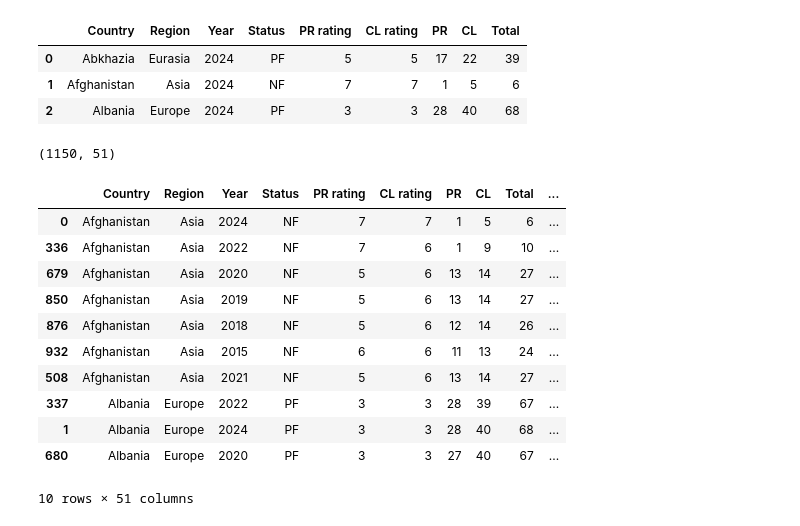
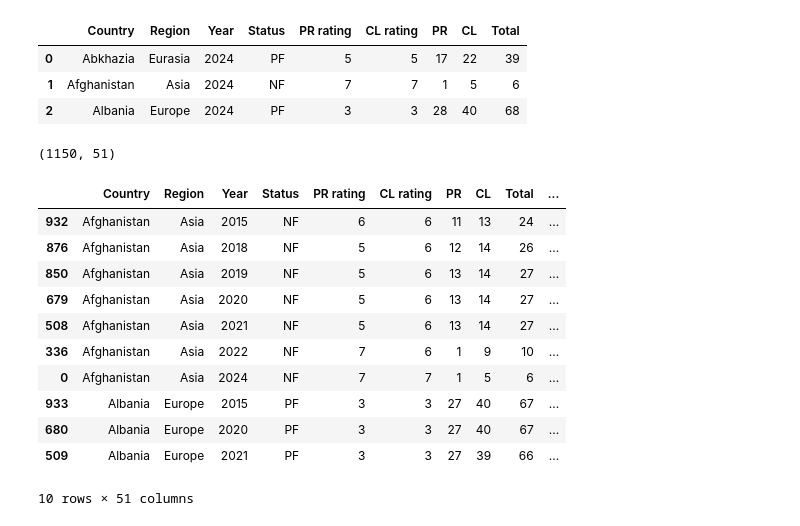
Before and after one commit to AidanMayhue/ml_3021_project, a Jupyter notebook: EDA/Cleaning.ipynb, the cells around one changed output. Drawn from its saved outputs; the diff is of its cells as text; code cells hidden in the pictures.

Commit message:
Fixed issue with cleaning, Years now match in combined dataset

```diff
--- a/EDA/Cleaning.ipynb
+++ b/EDA/Cleaning.ipynb
@@ -477,22 +477,22 @@ fhi.head(3)
 | 2 | Albania | Europe | 2024 | PF | 3 | 3 | 28 | 40 | 68 |
 # %%
 data = pd.merge(fhi, un, on = ["Country", "Year"], how = "inner")
-data = data.sort_values(by = "Country", ascending = True)
+data = data.sort_values(by = ["Country", "Year"], ascending = True)
 print(data.shape)
 data.head(10)
 # %% [output]
 (1150, 51)
 |  | Country | Region | Year | Status | PR rating | CL rating | PR | CL | Total | ... |
+| 932 | Afghanistan | Asia | 2015 | NF | 6 | 6 | 11 | 13 | 24 | ... |
+| 876 | Afghanistan | Asia | 2018 | NF | 5 | 6 | 12 | 14 | 26 | ... |
+| 850 | Afghanistan | Asia | 2019 | NF | 5 | 6 | 13 | 14 | 27 | ... |
+| 679 | Afghanistan | Asia | 2020 | NF | 5 | 6 | 13 | 14 | 27 | ... |
+| 508 | Afghanistan | Asia | 2021 | NF | 5 | 6 | 13 | 14 | 27 | ... |
+| 336 | Afghanistan | Asia | 2022 | NF | 7 | 6 | 1 | 9 | 10 | ... |
 | 0 | Afghanistan | Asia | 2024 | NF | 7 | 7 | 1 | 5 | 6 | ... |
-| 336 | Afghanistan | Asia | 2022 | NF | 7 | 6 | 1 | 9 | 10 | ... |
-| 679 | Afghanistan | Asia | 2020 | NF | 5 | 6 | 13 | 14 | 27 | ... |
-| 850 | Afghanistan | Asia | 2019 | NF | 5 | 6 | 13 | 14 | 27 | ... |
-| 876 | Afghanistan | Asia | 2018 | NF | 5 | 6 | 12 | 14 | 26 | ... |
-| 932 | Afghanistan | Asia | 2015 | NF | 6 | 6 | 11 | 13 | 24 | ... |
-| 508 | Afghanistan | Asia | 2021 | NF | 5 | 6 | 13 | 14 | 27 | ... |
-| 337 | Albania | Europe | 2022 | PF | 3 | 3 | 28 | 39 | 67 | ... |
-| 1 | Albania | Europe | 2024 | PF | 3 | 3 | 28 | 40 | 68 | ... |
+| 933 | Albania | Europe | 2015 | PF | 3 | 3 | 27 | 40 | 67 | ... |
 | 680 | Albania | Europe | 2020 | PF | 3 | 3 | 27 | 40 | 67 | ... |
+| 509 | Albania | Europe | 2021 | PF | 3 | 3 | 27 | 39 | 66 | ... |
 10 rows × 51 columns
 # %%
 data.to_csv("../data/combined_data.csv")
```
Also changed, not shown: 1 other file.
